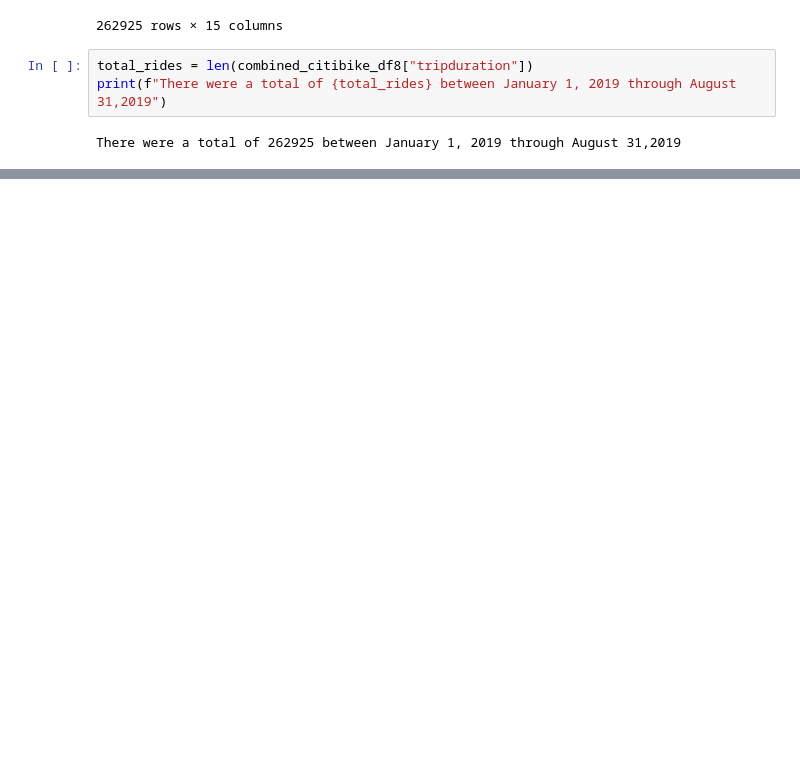
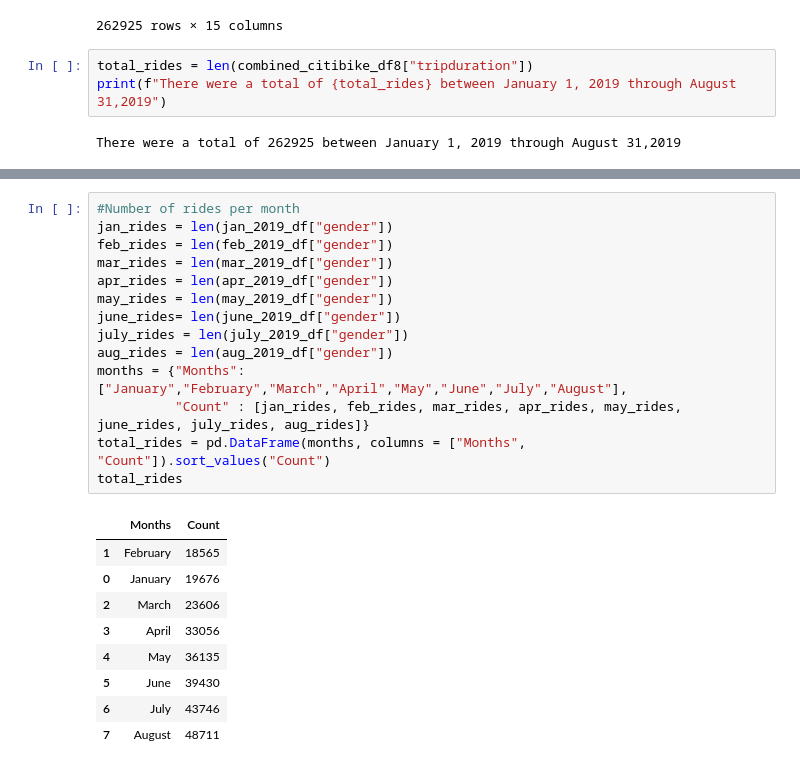
Before and after one commit to tnatoli29/Project_1, a Jupyter notebook: CitiBike/CitiBike 2019 Merge Data.ipynb, the cells around one changed output, grey strips where cells are left out. Cells and saved outputs as stored; diff of their text form; blank space fills up the shorter version.

```diff
--- a/CitiBike/CitiBike 2019 Merge Data.ipynb
+++ b/CitiBike/CitiBike 2019 Merge Data.ipynb
@@ -73,0 +147,24 @@ There were a total of 262925 between January 1, 2019 through August 31,2019
+# %%
+#Number of rides per month
+jan_rides = len(jan_2019_df["gender"])
+feb_rides = len(feb_2019_df["gender"])
+mar_rides = len(mar_2019_df["gender"])
+apr_rides = len(apr_2019_df["gender"])
+may_rides = len(may_2019_df["gender"])
+june_rides= len(june_2019_df["gender"])
+july_rides = len(july_2019_df["gender"])
+aug_rides = len(aug_2019_df["gender"])
+months = {"Months": ["January","February","March","April","May","June","July","August"],
+          "Count" : [jan_rides, feb_rides, mar_rides, apr_rides, may_rides, june_rides, july_rides, aug_rides]}
+total_rides = pd.DataFrame(months, columns = ["Months", "Count"]).sort_values("Count")
+total_rides
+# %% [output]
+|  | Months | Count |
+| 1 | February | 18565 |
+| 0 | January | 19676 |
+| 2 | March | 23606 |
+| 3 | April | 33056 |
+| 4 | May | 36135 |
+| 5 | June | 39430 |
+| 6 | July | 43746 |
+| 7 | August | 48711 |
```
Also changed, not shown: parts of 16 cells of this notebook.
